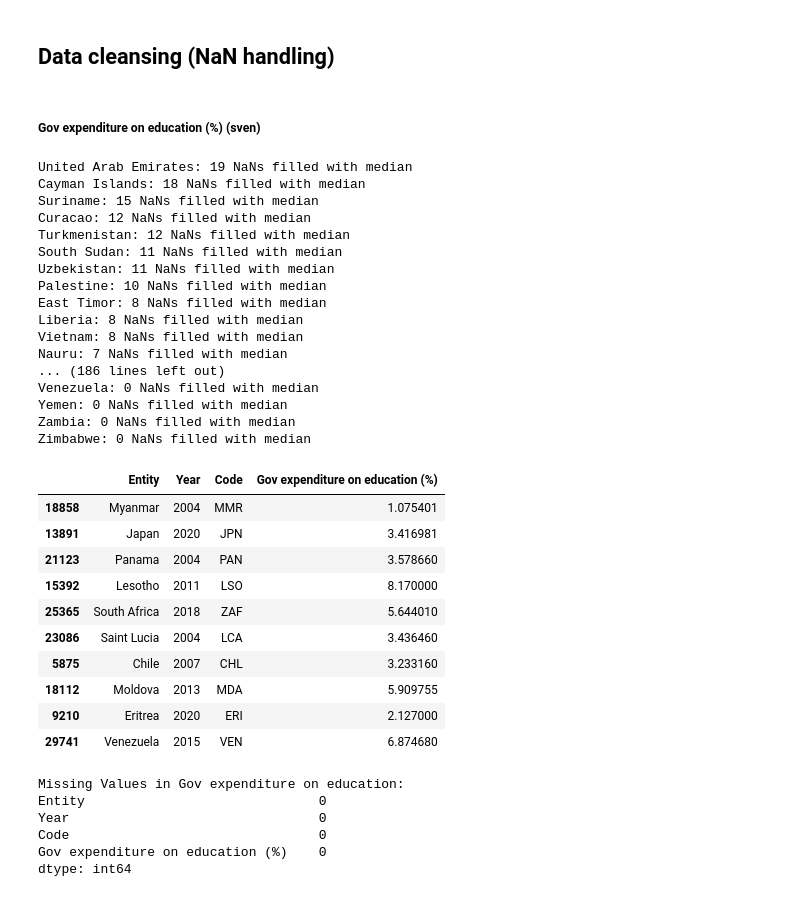
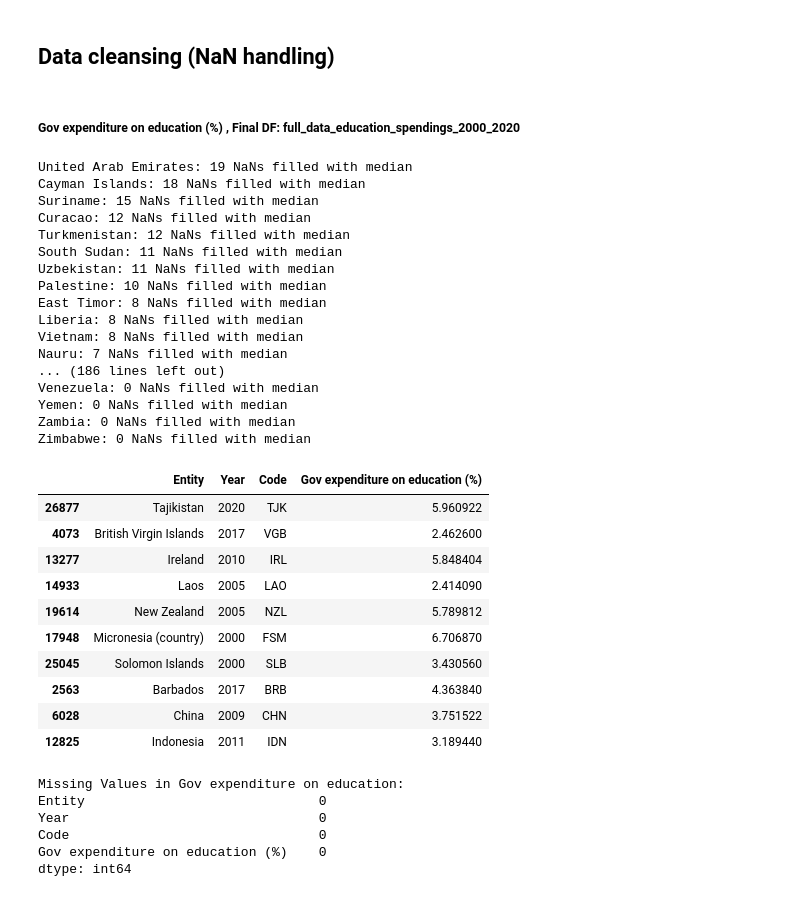
Before and after one commit to HarisFetic/Lebenserwartungs-Rechner-Projekt, a Jupyter notebook: sven/final.ipynb, the cells around one changed output. Drawn from its saved outputs; the diff is of its cells as text; code cells hidden in the pictures.

```diff
--- a/sven/final.ipynb
+++ b/sven/final.ipynb
@@ -245,7 +245,7 @@ Electoral democracy index                                        1.000000e+00
 # %% [markdown]
 ## Data cleansing (NaN handling)
 # %% [markdown]
-##### Gov expenditure on education (%) (sven)
+##### Gov expenditure on education (%) , Final DF: full_data_education_spendings_2000_2020
 # %%
 # Drop rows where 'Code' is NaN
 education_expenditure_data = education_expenditure_data.dropna(subset=['Code'])
@@ -276,57 +276,57 @@ interpolated_data = interpolated_data.reset_index(drop=True)
 
 
 # Filter the data to keep only the years from 2000 to 2020
-interpolated_data_2000_2020 = interpolated_data[
+full_data_education_spendings_2000_2020 = interpolated_data[
     (interpolated_data['Year'] >= 2000) & (interpolated_data['Year'] <= 2020)
 ]
 
 # Filling remaining NaN values with median for each country and counting NaNs filled
 nan_filled_count = {}
-for entity, group in interpolated_data_2000_2020.groupby('Entity'):
+for entity, group in full_data_education_spendings_2000_2020.groupby('Entity'):
     before_fill = group.isna().sum().sum()
     group = group.fillna(group.median(numeric_only=True))
     after_fill = group.isna().sum().sum()
     nan_filled_count[entity] = before_fill - after_fill
-    interpolated_data_2000_2020.update(group)
+    full_data_education_spendings_2000_2020.update(group)
 
 
 # Sort the dictionary by the count of NaNs filled, in descending order
 sorted_nan_filled_count = dict(sorted(nan_filled_count.items(), key=lambda item: item[1], reverse=True))
+
 # Print the count of NaNs filled for each country
-
 for country, count in sorted_nan_filled_count.items():
     print(f"{country}: {count} NaNs filled with median")
 
 # Display a sample of the final interpolated data
-interpolated_data_2000_2020.sample(10)
+full_data_education_spendings_2000_2020.sample(10)
 # %% [output]
 United Arab Emirates: 19 NaNs filled with median
 Cayman Islands: 18 NaNs filled with median
 Suriname: 15 NaNs filled with median
 Curacao: 12 NaNs filled with median
 Turkmenistan: 12 NaNs filled with median
 South Sudan: 11 NaNs filled with median
 Uzbekistan: 11 NaNs filled with median
 Palestine: 10 NaNs filled with median
 East Timor: 8 NaNs filled with median
 Liberia: 8 NaNs filled with median
 Vietnam: 8 NaNs filled with median
 Nauru: 7 NaNs filled with median
 ... (186 lines left out)
 Venezuela: 0 NaNs filled with median
 Yemen: 0 NaNs filled with median
 Zambia: 0 NaNs filled with median
 Zimbabwe: 0 NaNs filled with median
 |  | Entity | Year | Code | Gov expenditure on education (%) |
-| 18858 | Myanmar | 2004 | MMR | 1.075401 |
-| 13891 | Japan | 2020 | JPN | 3.416981 |
-| 21123 | Panama | 2004 | PAN | 3.578660 |
-| 15392 | Lesotho | 2011 | LSO | 8.170000 |
-| 25365 | South Africa | 2018 | ZAF | 5.644010 |
-| 23086 | Saint Lucia | 2004 | LCA | 3.436460 |
-| 5875 | Chile | 2007 | CHL | 3.233160 |
-| 18112 | Moldova | 2013 | MDA | 5.909755 |
-| 9210 | Eritrea | 2020 | ERI | 2.127000 |
-| 29741 | Venezuela | 2015 | VEN | 6.874680 |
+| 26877 | Tajikistan | 2020 | TJK | 5.960922 |
+| 4073 | British Virgin Islands | 2017 | VGB | 2.462600 |
+| 13277 | Ireland | 2010 | IRL | 5.848404 |
+| 14933 | Laos | 2005 | LAO | 2.414090 |
+| 19614 | New Zealand | 2005 | NZL | 5.789812 |
+| 17948 | Micronesia (country) | 2000 | FSM | 6.706870 |
+| 25045 | Solomon Islands | 2000 | SLB | 3.430560 |
+| 2563 | Barbados | 2017 | BRB | 4.363840 |
+| 6028 | China | 2009 | CHN | 3.751522 |
+| 12825 | Indonesia | 2011 | IDN | 3.189440 |
 # %%
 print("\nMissing Values in Gov expenditure on education:")
```
Also changed, not shown: parts of 1 cell of this notebook.
